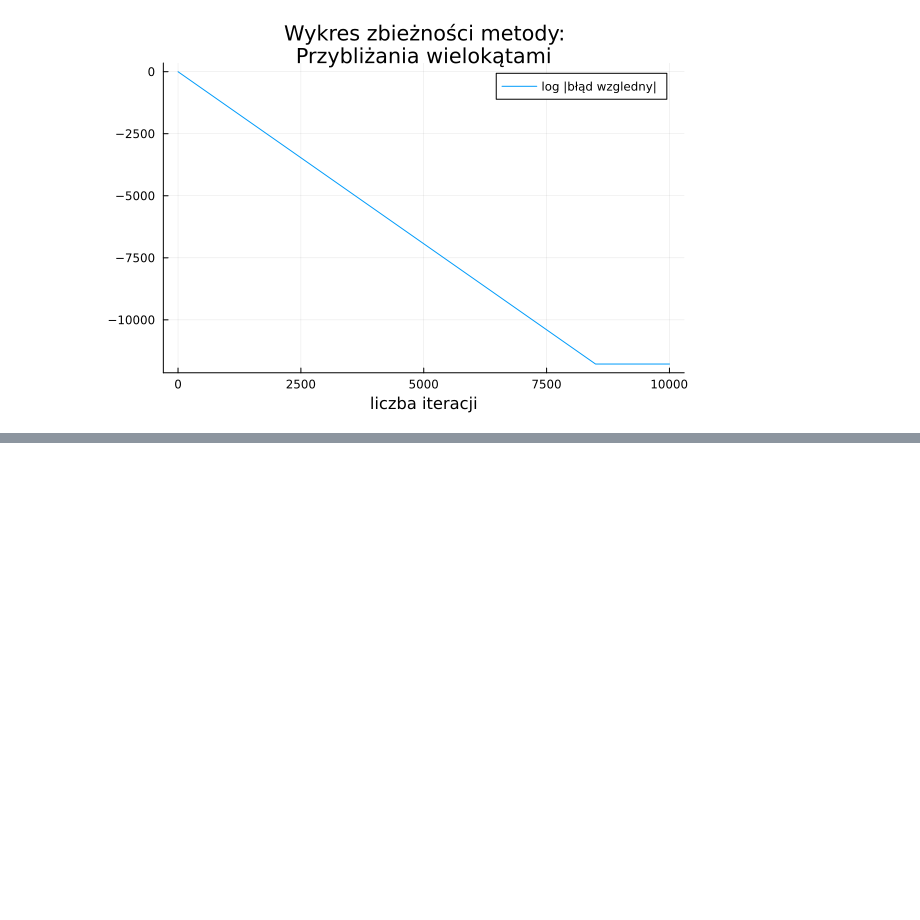
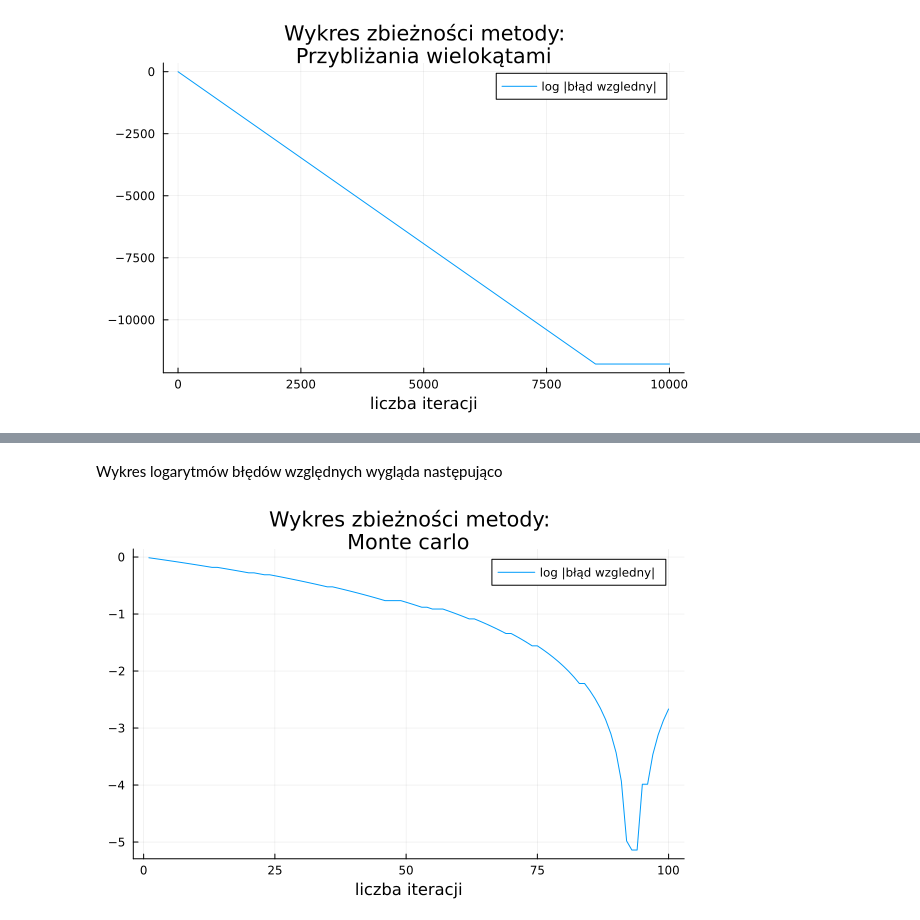
Before and after one commit to ronia-jakim/analiza_numeryczna_M, a Jupyter notebook: prac_1/prog/program.ipynb, the cells around one changed output, grey strips where cells are left out. Saved outputs shown, nothing was run; the diff lists cells and outputs as text; code cells hidden in the pictures; blank space fills up the shorter version.

Commit message:
wykresiki

```diff
--- a/prac_1/prog/program.ipynb
+++ b/prac_1/prog/program.ipynb
@@ -50,0 +83,6 @@ log_error_graph_gen(10000, geometry3.calc_steps, "Przybliżania wielokątami", "
+# %% [markdown]
+Wykres logarytmów błędów względnych wygląda następująco
+# %%
+log_error_graph_gen(100, montecarlo.calc_steps, "Monte carlo", "monte_carlo")
+# %% [output]
+[figure, added]
```
Also changed, not shown: parts of 28 cells of this notebook, 8 other files.
